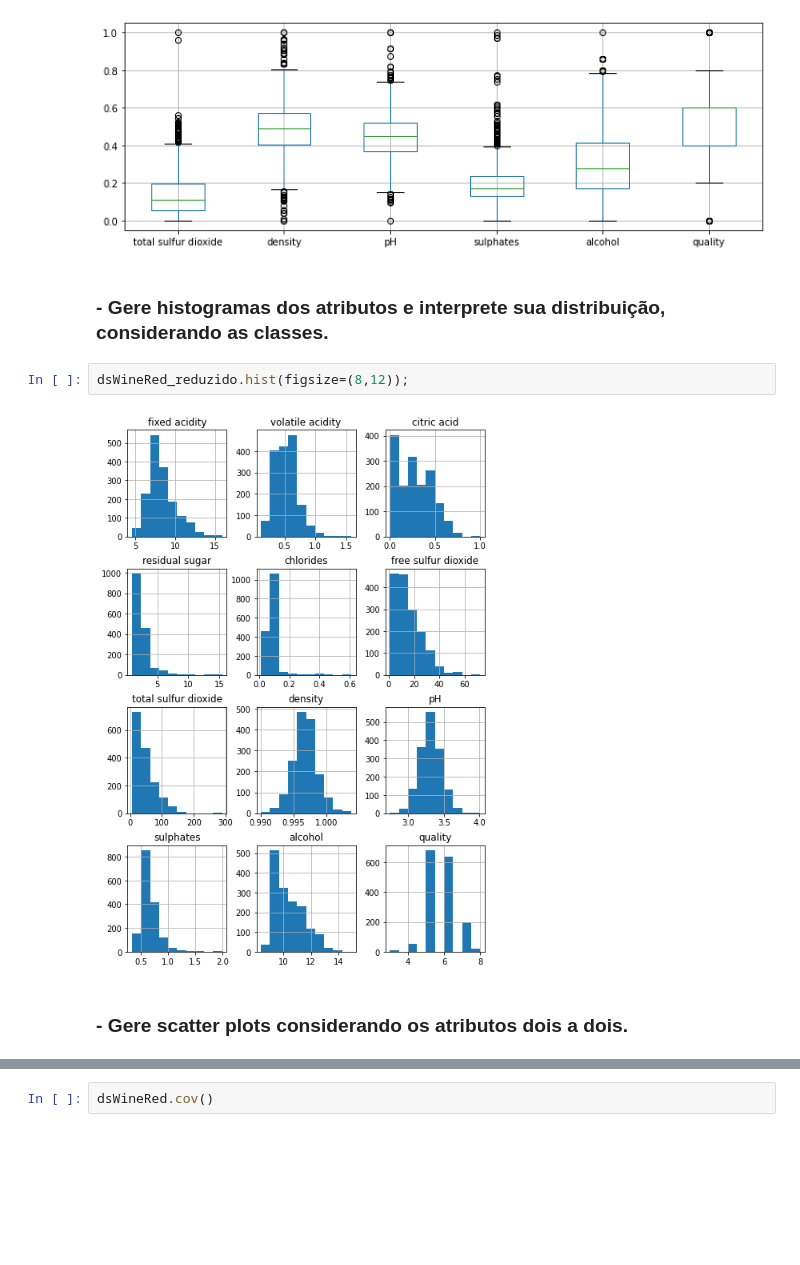
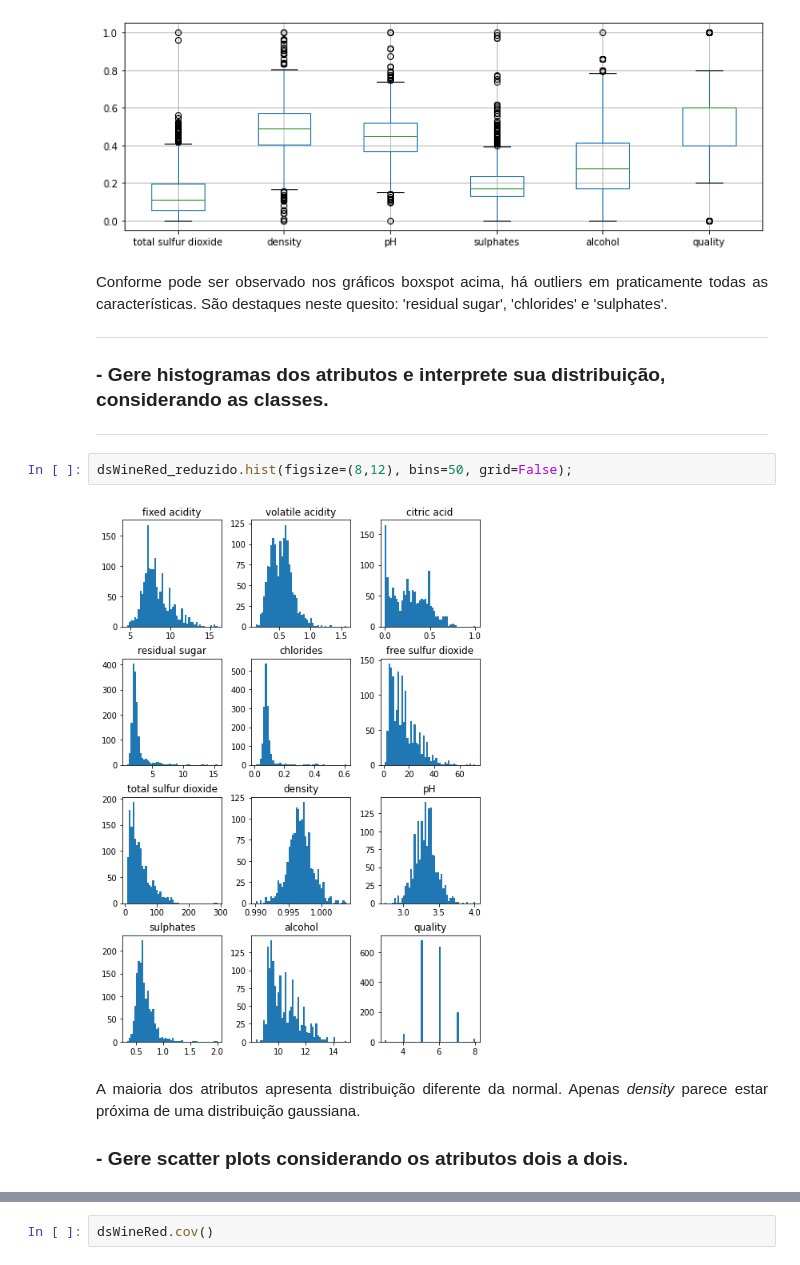
Before and after one commit to andersonmgomes/ML_prof_AnaLuizaBessa, a Jupyter notebook: 20211001-Trabalho01.ipynb, the cells around one changed output, grey strips where cells are left out. Cells and saved outputs as stored; diff of their text form; blank space fills up the shorter version.

```diff
--- a/20211001-Trabalho01.ipynb
+++ b/20211001-Trabalho01.ipynb
@@ -136,11 +135,17 @@ dsWineRed_normalizado.iloc[:,6:12].boxplot(figsize=(12,4));
 # %% [output]
 [figure]
 # %% [markdown]
+<p style="text-align: justify; text-indent:50px;">Conforme pode ser observado nos gráficos boxspot acima, há outliers em praticamente todas as características. São destaques neste quesito: 'residual sugar', 'chlorides' e 'sulphates'.</p>
+
+---
 ### -  Gere histogramas dos atributos e interprete sua distribuição, considerando as classes.
+---
 # %%
-dsWineRed_reduzido.hist(figsize=(8,12));
+dsWineRed_reduzido.hist(figsize=(8,12), bins=50, grid=False);
 # %% [output]
-[figure, old version]
+[figure, new version]
-# %% [markdown]
-### - Gere scatter plots considerando os atributos dois a dois.
+# %% [markdown]
+<p style="text-align: justify; text-indent:50px;">A maioria dos atributos apresenta distribuição diferente da normal. Apenas <i>density</i> parece estar próxima de uma distribuição gaussiana.</p>
+
+### - Gere scatter plots considerando os atributos dois a dois.
 # %%
```
Also changed, not shown: parts of 18 cells of this notebook.
